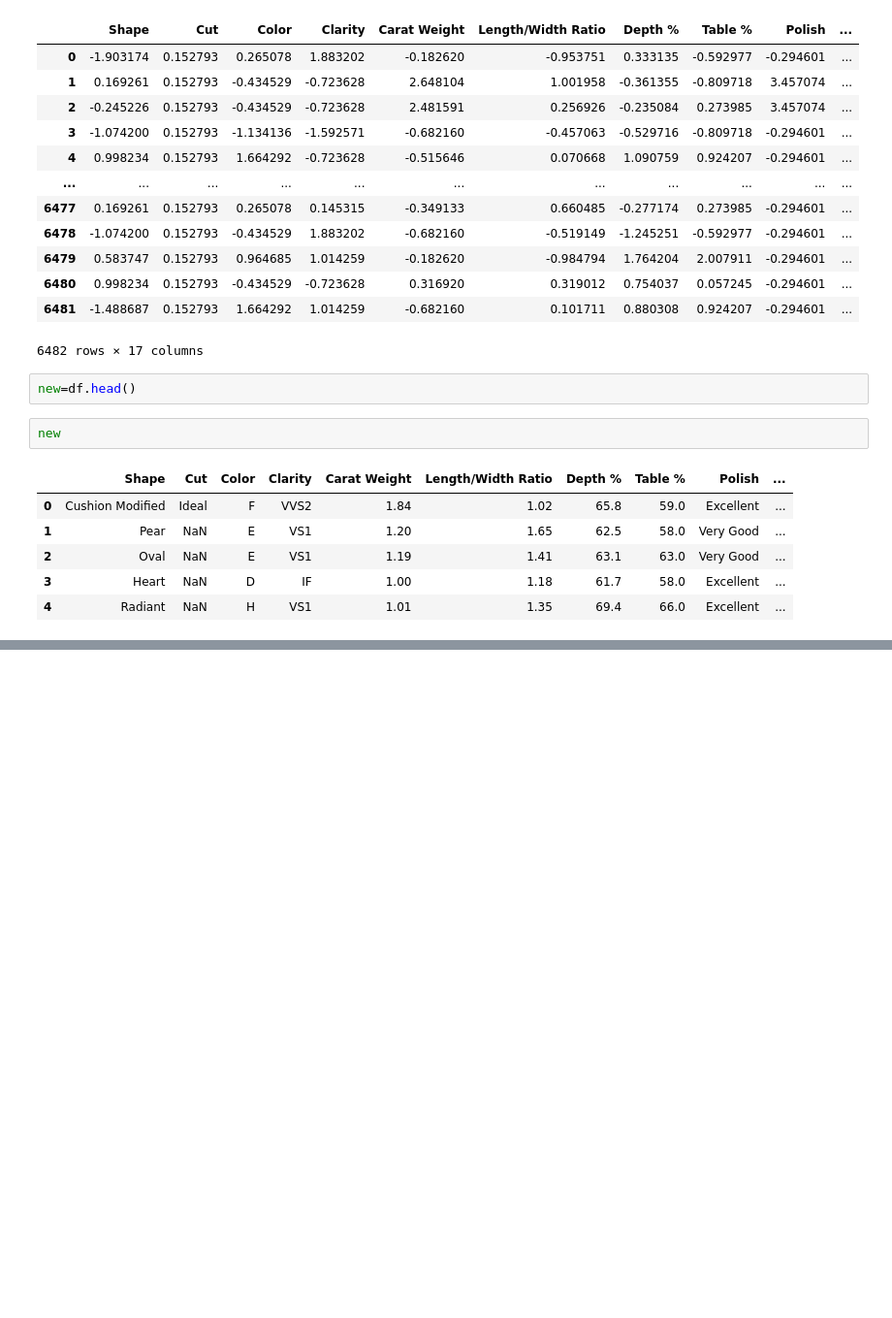
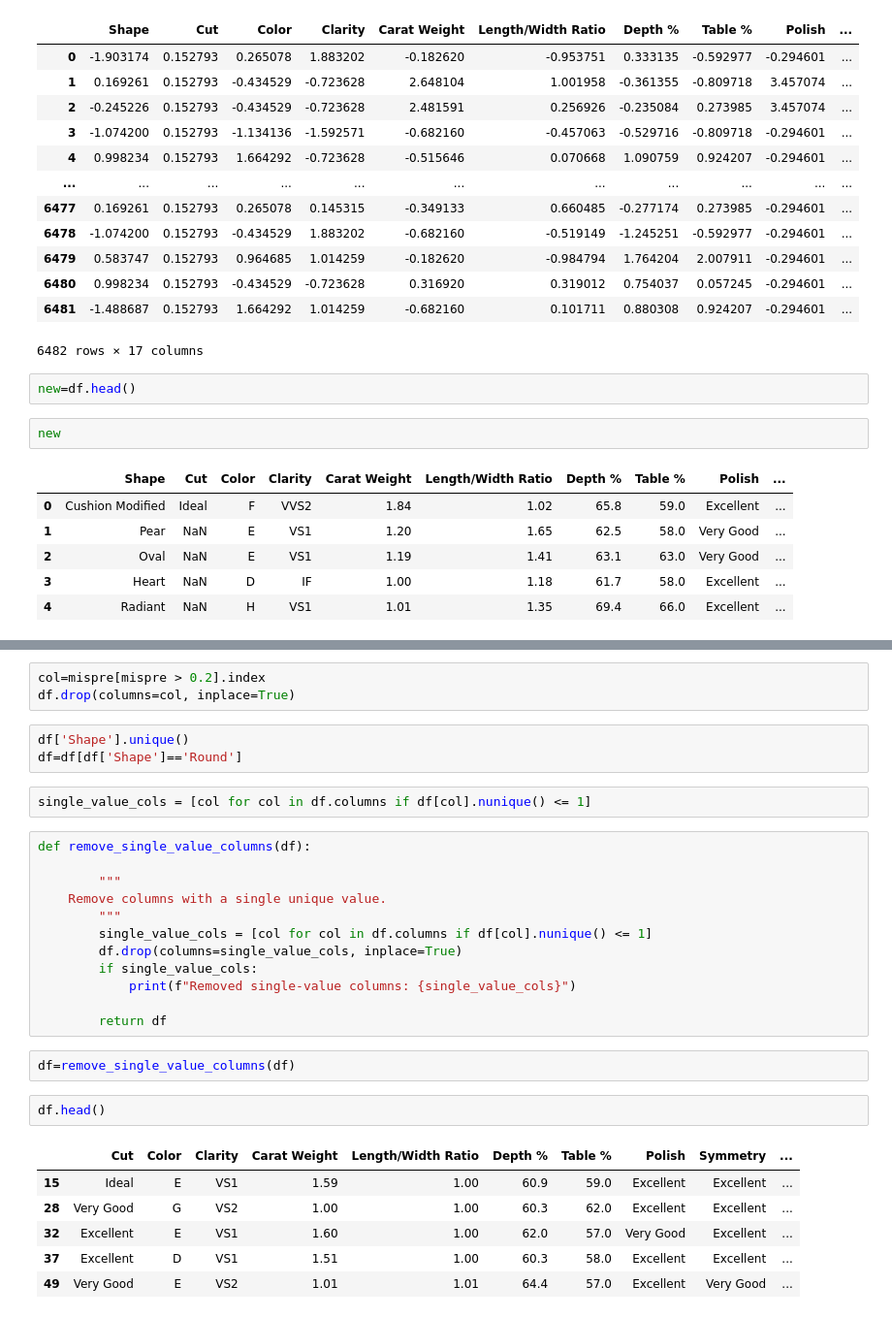
Before and after one commit to AbhishekKanade06/Projects, a Jupyter notebook: AutoML/Workspace.ipynb, the cells around one changed output, grey strips where cells are left out. Shown at 97% size. Cells and saved outputs as stored; diff of their text form; blank space fills up the shorter version.

```diff
--- a/AutoML/Workspace.ipynb
+++ b/AutoML/Workspace.ipynb
@@ -416,0 +715,31 @@ plt.plot(X)
+# %%
+col=mispre[mispre > 0.2].index
+df.drop(columns=col, inplace=True)
+# %%
+df['Shape'].unique()
+df=df[df['Shape']=='Round']
+# %%
+single_value_cols = [col for col in df.columns if df[col].nunique() <= 1]
+# %%
+def remove_single_value_columns(df):
+
+        """
+    Remove columns with a single unique value.
+        """
+        single_value_cols = [col for col in df.columns if df[col].nunique() <= 1]
+        df.drop(columns=single_value_cols, inplace=True)
+        if single_value_cols:
+            print(f"Removed single-value columns: {single_value_cols}")
+
+        return df
+# %%
+df=remove_single_value_columns(df)
+# %%
+df.head()
+# %% [output]
+|  | Cut | Color | Clarity | Carat Weight | Length/Width Ratio | Depth % | Table % | Polish | Symmetry | ... |
+| 15 | Ideal | E | VS1 | 1.59 | 1.00 | 60.9 | 59.0 | Excellent | Excellent | ... |
+| 28 | Very Good | G | VS2 | 1.00 | 1.00 | 60.3 | 62.0 | Excellent | Excellent | ... |
+| 32 | Excellent | E | VS1 | 1.60 | 1.00 | 62.0 | 57.0 | Very Good | Excellent | ... |
+| 37 | Excellent | D | VS1 | 1.51 | 1.00 | 60.3 | 58.0 | Excellent | Excellent | ... |
+| 49 | Very Good | E | VS2 | 1.01 | 1.01 | 64.4 | 57.0 | Excellent | Very Good | ... |
```
Also changed, not shown: parts of 28 cells of this notebook, 3 other files.
